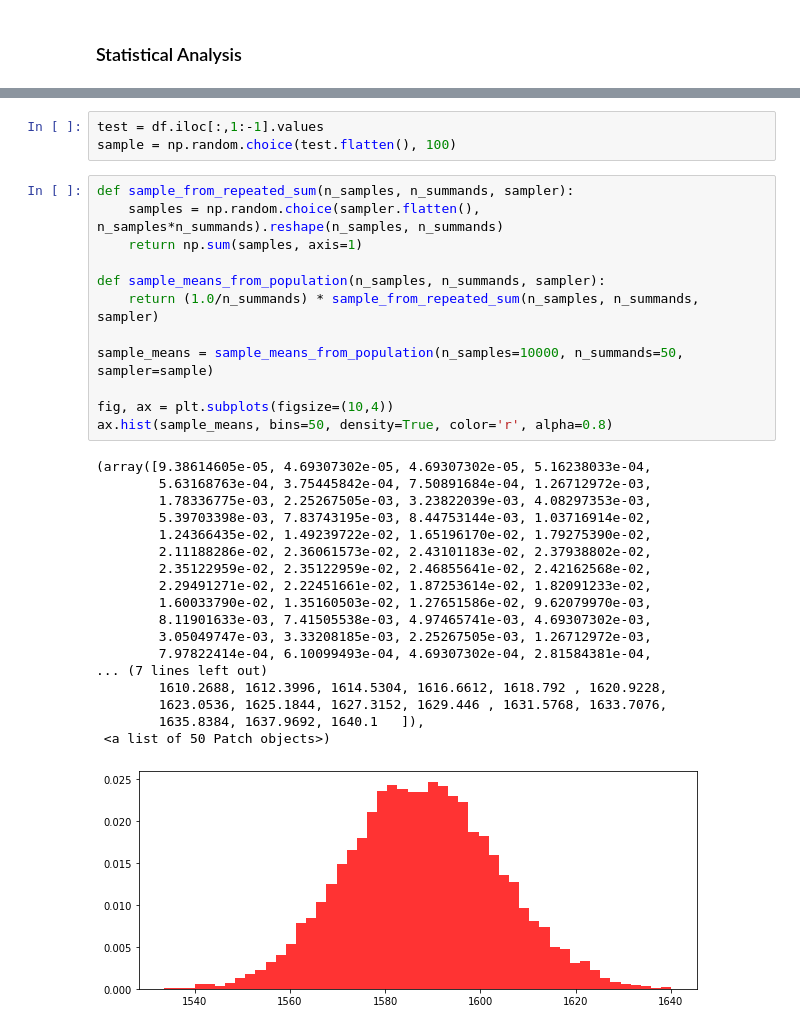
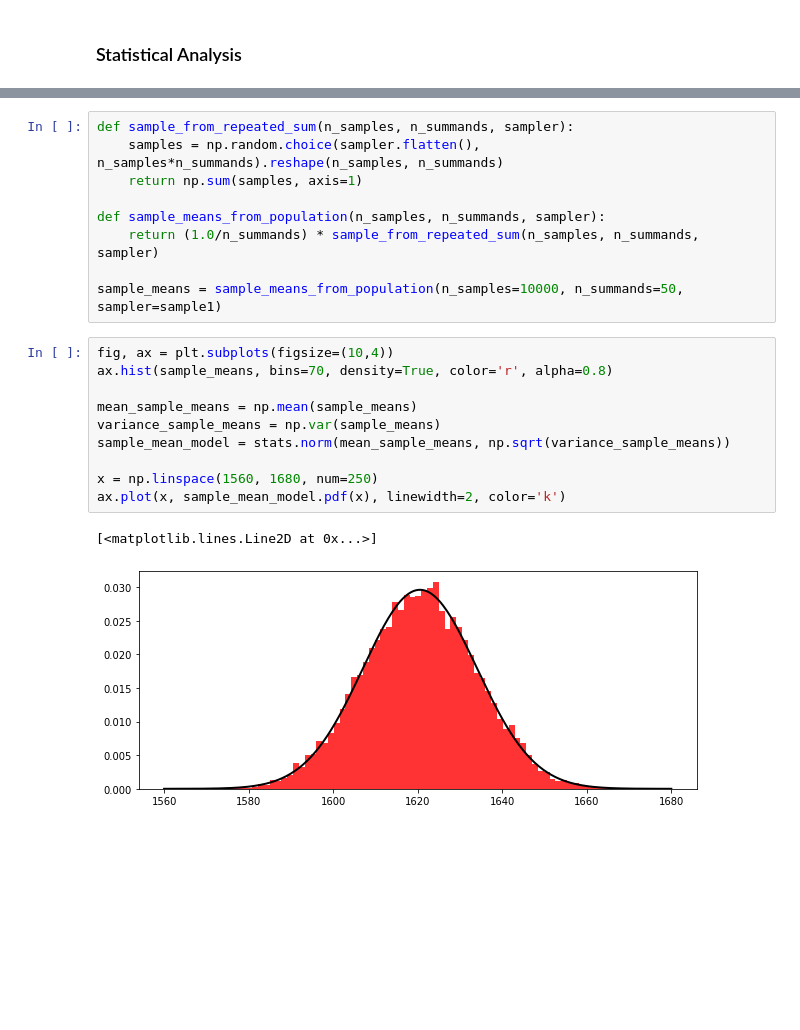
Before and after one commit to phamc4/Projects, a Jupyter notebook: SAT_changes.ipynb, the cells around one changed output, grey strips where cells are left out. Saved outputs shown, nothing was run; the diff lists cells and outputs as text; blank space fills up the shorter version.

```diff
--- a/SAT_changes.ipynb
+++ b/SAT_changes.ipynb
@@ -201,6 +208,3 @@ Text(0.5, 1.0, 'Average Score Per Year Per State(2011-2015)')
-# %%
-test = df.iloc[:,1:-1].values
-sample = np.random.choice(test.flatten(), 100)
 # %%
 def sample_from_repeated_sum(n_samples, n_summands, sampler):
     samples = np.random.choice(sampler.flatten(), n_samples*n_summands).reshape(n_samples, n_summands)
@@ -209,26 +213,17 @@ def sample_from_repeated_sum(n_samples, n_summands, sampler):
 def sample_means_from_population(n_samples, n_summands, sampler):
     return (1.0/n_summands) * sample_from_repeated_sum(n_samples, n_summands, sampler)
 
-sample_means = sample_means_from_population(n_samples=10000, n_summands=50, sampler=sample)
-
-fig, ax = plt.subplots(figsize=(10,4))
-ax.hist(sample_means, bins=50, density=True, color='r', alpha=0.8)
+sample_means = sample_means_from_population(n_samples=10000, n_summands=50, sampler=sample1)
-# %% [output]
-(array([9.38614605e-05, 4.69307302e-05, 4.69307302e-05, 5.16238033e-04,
-        5.63168763e-04, 3.75445842e-04, 7.50891684e-04, 1.26712972e-03,
-        1.78336775e-03, 2.25267505e-03, 3.23822039e-03, 4.08297353e-03,
-        5.39703398e-03, 7.83743195e-03, 8.44753144e-03, 1.03716914e-02,
-        1.24366435e-02, 1.49239722e-02, 1.65196170e-02, 1.79275390e-02,
-        2.11188286e-02, 2.36061573e-02, 2.43101183e-02, 2.37938802e-02,
-        2.35122959e-02, 2.35122959e-02, 2.46855641e-02, 2.42162568e-02,
-        2.29491271e-02, 2.22451661e-02, 1.87253614e-02, 1.82091233e-02,
-        1.60033790e-02, 1.35160503e-02, 1.27651586e-02, 9.62079970e-03,
-        8.11901633e-03, 7.41505538e-03, 4.97465741e-03, 4.69307302e-03,
-        3.05049747e-03, 3.33208185e-03, 2.25267505e-03, 1.26712972e-03,
-        7.97822414e-04, 6.10099493e-04, 4.69307302e-04, 2.81584381e-04,
-... (7 lines left out)
-        1610.2688, 1612.3996, 1614.5304, 1616.6612, 1618.792 , 1620.9228,
-        1623.0536, 1625.1844, 1627.3152, 1629.446 , 1631.5768, 1633.7076,
-        1635.8384, 1637.9692, 1640.1   ]),
- <a list of 50 Patch objects>)
-[figure, removed]
+# %%
+fig, ax = plt.subplots(figsize=(10,4))
+ax.hist(sample_means, bins=70, density=True, color='r', alpha=0.8)
+
+mean_sample_means = np.mean(sample_means)
+variance_sample_means = np.var(sample_means)
+sample_mean_model = stats.norm(mean_sample_means, np.sqrt(variance_sample_means))
+
+x = np.linspace(1560, 1680, num=250)
+ax.plot(x, sample_mean_model.pdf(x), linewidth=2, color='k')
+# %% [output]
+[<matplotlib.lines.Line2D at 0x...>]
+[figure, added]
```
Also changed, not shown: parts of 5 cells of this notebook.
